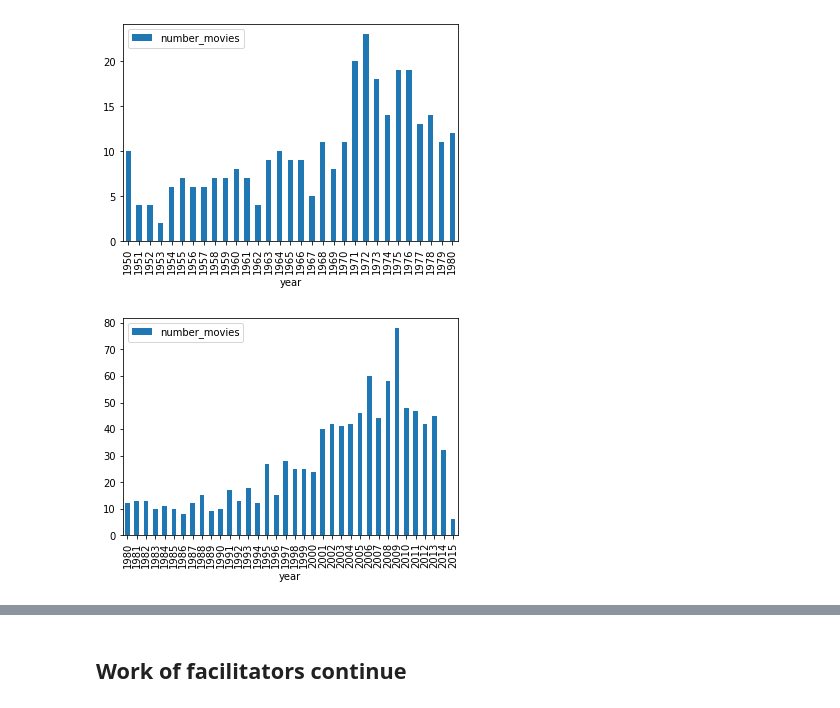
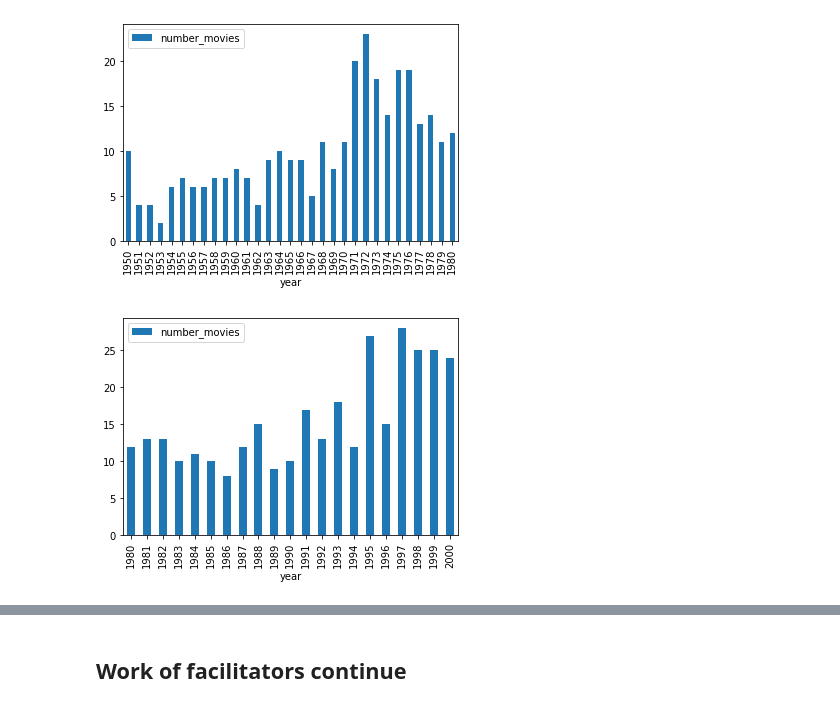
Before and after one commit to rcuevass/original-handson-packages, a Jupyter notebook: recommender systems/notebooks/1.0-movielens-eda.ipynb, the cells around one changed output, grey strips where cells are left out. Drawn from its saved outputs; the diff is of its cells as text; code cells hidden in the pictures.

```diff
--- a/recommender systems/notebooks/1.0-movielens-eda.ipynb
+++ b/recommender systems/notebooks/1.0-movielens-eda.ipynb
@@ -285,5 +285,15 @@ df_movies[df_movies['mystery_movie']].sort_values(by=['year'])
 1514 rows × 7 columns
-# %%
-def plot_distribution_year(initial_year: str, end_year: str):
-    df_movies[ df_movies['mystery_movie'] & (df_movies['year'] >= initial_year) & (df_movies['year'] <= end_year)].rename(columns={'movieId':'number_movies'})[['year','number_movies']].groupby('year').count().plot.bar()
-    plt.show()
+# %%
+def plot_distribution_year(data_frame: pd.DataFrame, initial_year_str: str, end_year_str: str, min_num_genres: int = 1):
+    """
+    Function that displays plot bar for number of movies between two given years and a min number of generes
+    args:
+         data_frame - dataframe associated with mystery movies
+         initial_year_str - string capturing initial year that will be captured for bar plot
+         end_year_str - string capturing end year that will be captured for bar plot
+         min_num_genres - integer representing minumin number of generes to capture in the analysis
+    returns:
+            it displays barplot
+    """
+    data_frame[ data_frame['mystery_movie'] & (data_frame['year'] >= initial_year_str) & (data_frame['year'] <= end_year_str) & (data_frame['num_genres'] >= min_num_genres)].rename(columns={'movieId':'number_movies'})[['year','number_movies']].groupby('year').count().plot.bar()
+    plt.show()
@@ -296,6 +322,6 @@ plot_distribution_year('1950','1980')
 # %% [output]
 [figure]
 # %%
-plot_distribution_year('1980','2020')
+plot_distribution_year(df_movies,'1980','2000')
 # %% [output]
-[figure, old version]
+[figure, new version]
```
Also changed, not shown: parts of 37 cells of this notebook.
